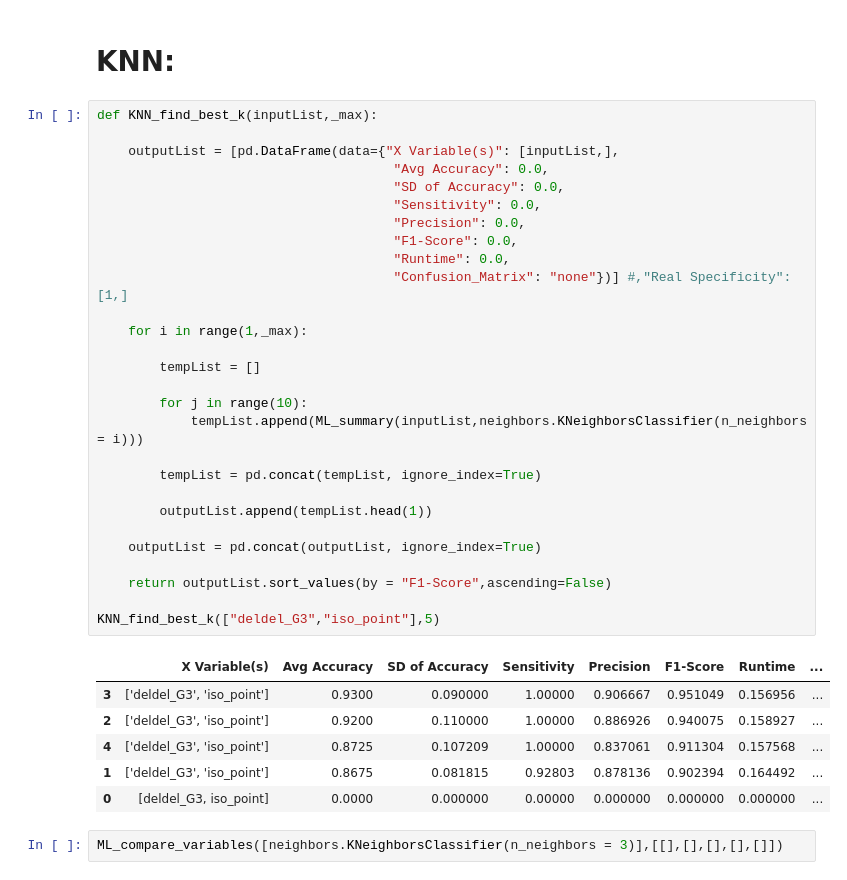
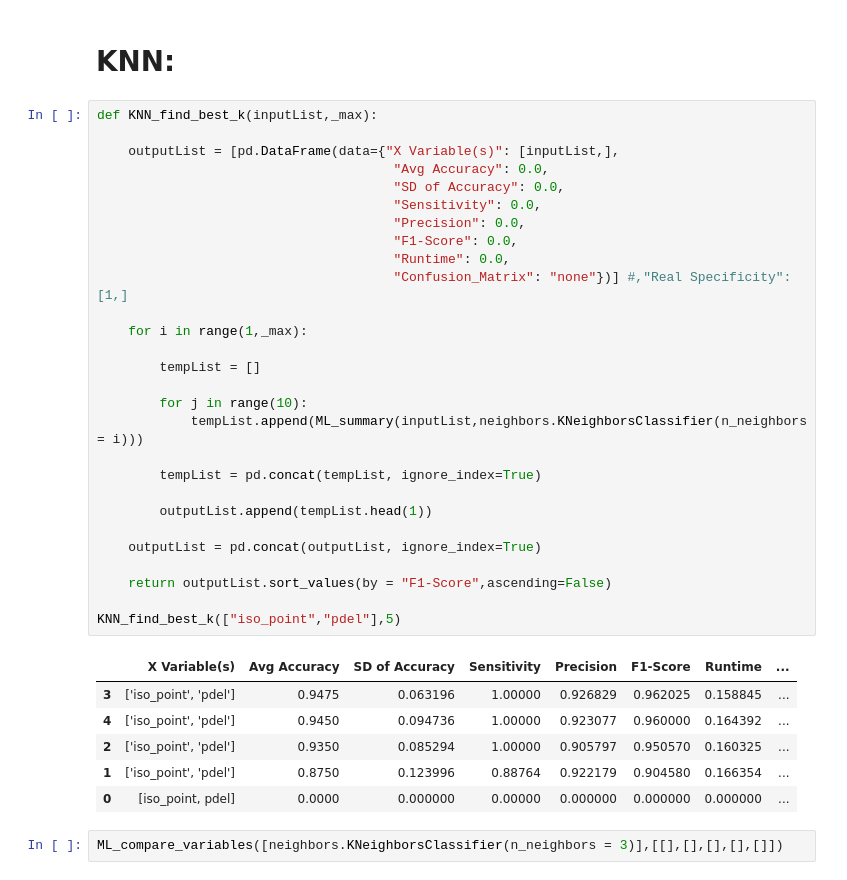
Before and after one commit to elainexliu/SVSM_Biotech2021, a Jupyter notebook: Universal ML Functions.ipynb, the cells around one changed output. Cells and saved outputs as stored; diff of their text form.

```diff
--- a/Universal ML Functions.ipynb
+++ b/Universal ML Functions.ipynb
@@ -154,38 +154,38 @@ ML_compare_variables([LogisticRegression(solver= 'liblinear', class_weight = 'ba
 # %%
 def KNN_find_best_k(inputList,_max):
 
     outputList = [pd.DataFrame(data={"X Variable(s)": [inputList,],
                                       "Avg Accuracy": 0.0,
                                       "SD of Accuracy": 0.0,
                                       "Sensitivity": 0.0,
                                       "Precision": 0.0,
                                       "F1-Score": 0.0,
                                       "Runtime": 0.0,
                                       "Confusion_Matrix": "none"})] #,"Real Specificity": [1,]
 
     for i in range(1,_max):
 
         tempList = []
 
         for j in range(10):
             tempList.append(ML_summary(inputList,neighbors.KNeighborsClassifier(n_neighbors = i)))
 
         tempList = pd.concat(tempList, ignore_index=True)
 
         outputList.append(tempList.head(1))
 
     outputList = pd.concat(outputList, ignore_index=True)
 
     return outputList.sort_values(by = "F1-Score",ascending=False)
 
-KNN_find_best_k(["deldel_G3","iso_point"],5)
+KNN_find_best_k(["iso_point","pdel"],5)
 # %% [output]
 |  | X Variable(s) | Avg Accuracy | SD of Accuracy | Sensitivity | Precision | F1-Score | Runtime | ... |
-| 3 | ['deldel_G3', 'iso_point'] | 0.9300 | 0.090000 | 1.00000 | 0.906667 | 0.951049 | 0.156956 | ... |
-| 2 | ['deldel_G3', 'iso_point'] | 0.9200 | 0.110000 | 1.00000 | 0.886926 | 0.940075 | 0.158927 | ... |
-| 4 | ['deldel_G3', 'iso_point'] | 0.8725 | 0.107209 | 1.00000 | 0.837061 | 0.911304 | 0.157568 | ... |
-| 1 | ['deldel_G3', 'iso_point'] | 0.8675 | 0.081815 | 0.92803 | 0.878136 | 0.902394 | 0.164492 | ... |
-| 0 | [deldel_G3, iso_point] | 0.0000 | 0.000000 | 0.00000 | 0.000000 | 0.000000 | 0.000000 | ... |
+| 3 | ['iso_point', 'pdel'] | 0.9475 | 0.063196 | 1.00000 | 0.926829 | 0.962025 | 0.158845 | ... |
+| 4 | ['iso_point', 'pdel'] | 0.9450 | 0.094736 | 1.00000 | 0.923077 | 0.960000 | 0.164392 | ... |
+| 2 | ['iso_point', 'pdel'] | 0.9350 | 0.085294 | 1.00000 | 0.905797 | 0.950570 | 0.160325 | ... |
+| 1 | ['iso_point', 'pdel'] | 0.8750 | 0.123996 | 0.88764 | 0.922179 | 0.904580 | 0.166354 | ... |
+| 0 | [iso_point, pdel] | 0.0000 | 0.000000 | 0.00000 | 0.000000 | 0.000000 | 0.000000 | ... |
 # %%
 ML_compare_variables([neighbors.KNeighborsClassifier(n_neighbors = 3)],[[],[],[],[],[]])
 # %% [markdown]
```
Also changed, not shown: parts of 8 cells of this notebook.
